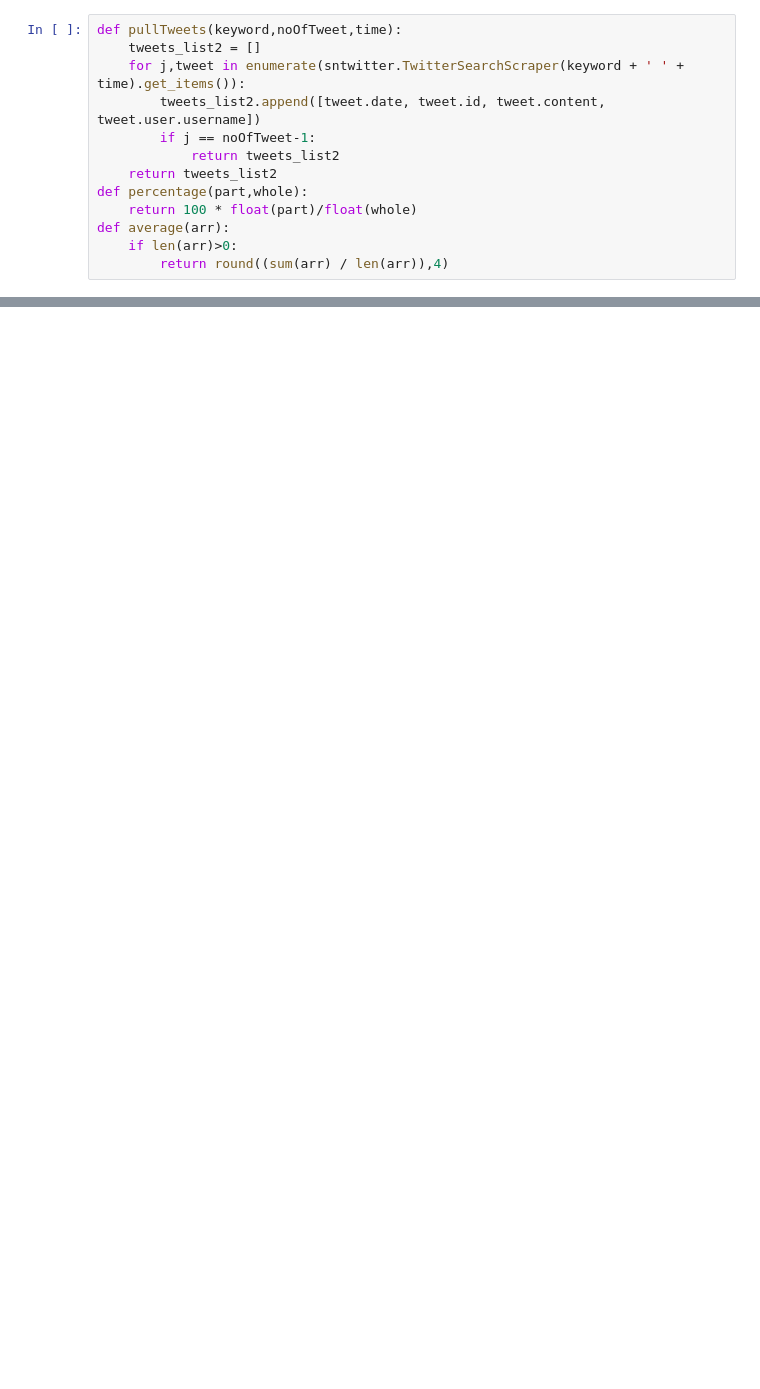
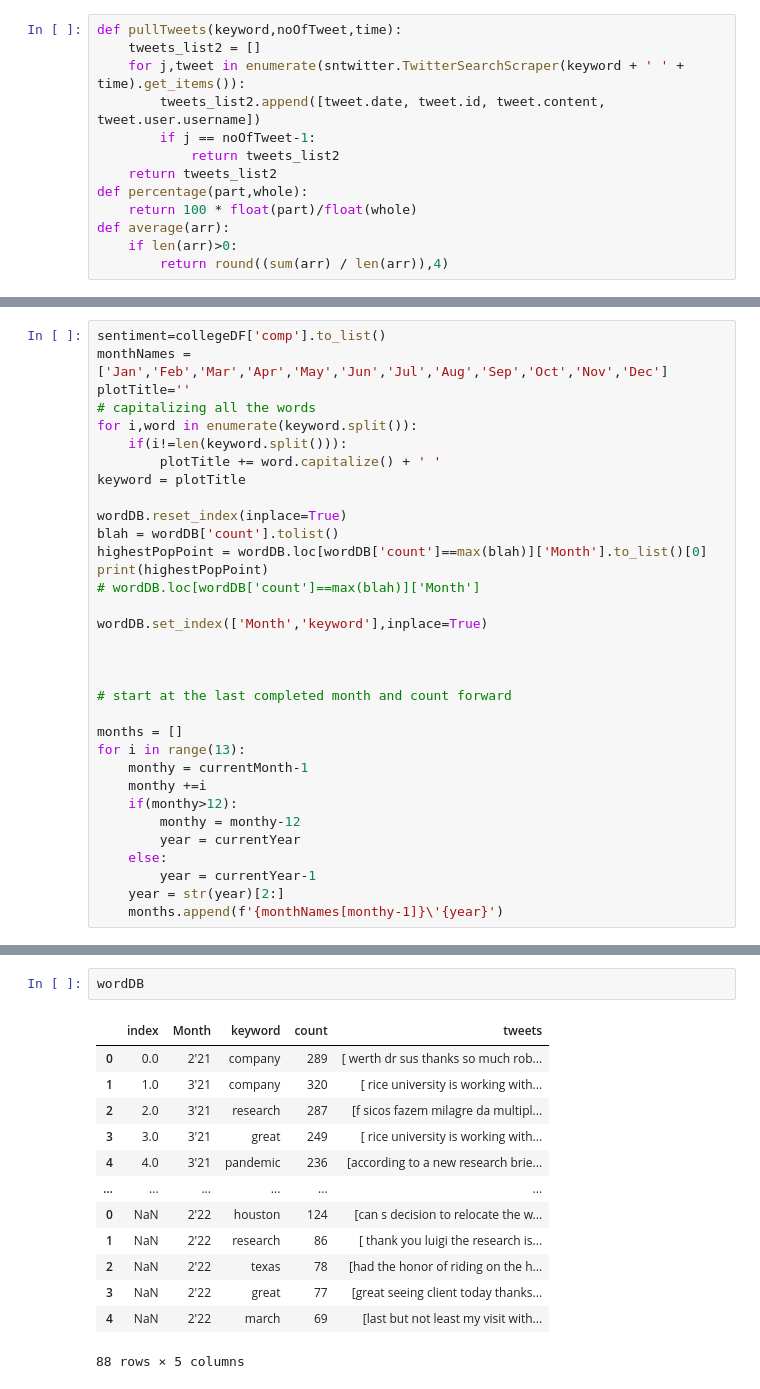
Before and after one commit to Azal-Amer/DataScienceTutorial, a Jupyter notebook: Minority Sentiment/collegeSentiment.ipynb, the cells around one changed output, grey strips where cells are left out. Cells and saved outputs as stored; diff of their text form; blank space fills up the shorter version.

```diff
--- a/Minority Sentiment/collegeSentiment.ipynb
+++ b/Minority Sentiment/collegeSentiment.ipynb
@@ -230,0 +249,33 @@ until:2022-2-28 since:2022-2-01
+# %%
+sentiment=collegeDF['comp'].to_list()
+monthNames = ['Jan','Feb','Mar','Apr','May','Jun','Jul','Aug','Sep','Oct','Nov','Dec']
+plotTitle=''
+# capitalizing all the words
+for i,word in enumerate(keyword.split()):
+    if(i!=len(keyword.split())):
+        plotTitle += word.capitalize() + ' '
+keyword = plotTitle
+
+wordDB.reset_index(inplace=True)
+blah = wordDB['count'].tolist()
+highestPopPoint = wordDB.loc[wordDB['count']==max(blah)]['Month'].to_list()[0]
+print(highestPopPoint)
+# wordDB.loc[wordDB['count']==max(blah)]['Month']
+
+wordDB.set_index(['Month','keyword'],inplace=True)
+
+
+
+# start at the last completed month and count forward
+
+months = []
+for i in range(13):
+    monthy = currentMonth-1
+    monthy +=i
+    if(monthy>12):
+        monthy = monthy-12
+        year = currentYear
+    else:
+        year = currentYear-1
+    year = str(year)[2:]
+    months.append(f'{monthNames[monthy-1]}\'{year}')
@@ -334,0 +385,16 @@ print(blah)
+# %%
+wordDB
+# %% [output]
+|  | index | Month | keyword | count | tweets |
+| 0 | 0.0 | 2'21 | company | 289 | [ werth dr sus thanks so much rob... |
+| 1 | 1.0 | 3'21 | company | 320 | [ rice university is working with... |
+| 2 | 2.0 | 3'21 | research | 287 | [f sicos fazem milagre da multipl... |
+| 3 | 3.0 | 3'21 | great | 249 | [ rice university is working with... |
+| 4 | 4.0 | 3'21 | pandemic | 236 | [according to a new research brie... |
+| ... | ... | ... | ... | ... | ... |
+| 0 | NaN | 2'22 | houston | 124 | [can s decision to relocate the w... |
+| 1 | NaN | 2'22 | research | 86 | [ thank you luigi the research is... |
+| 2 | NaN | 2'22 | texas | 78 | [had the honor of riding on the h... |
+| 3 | NaN | 2'22 | great | 77 | [great seeing client today thanks... |
+| 4 | NaN | 2'22 | march | 69 | [last but not least my visit with... |
+88 rows × 5 columns
```
Also changed, not shown: parts of 12 cells of this notebook, 12 other files.
